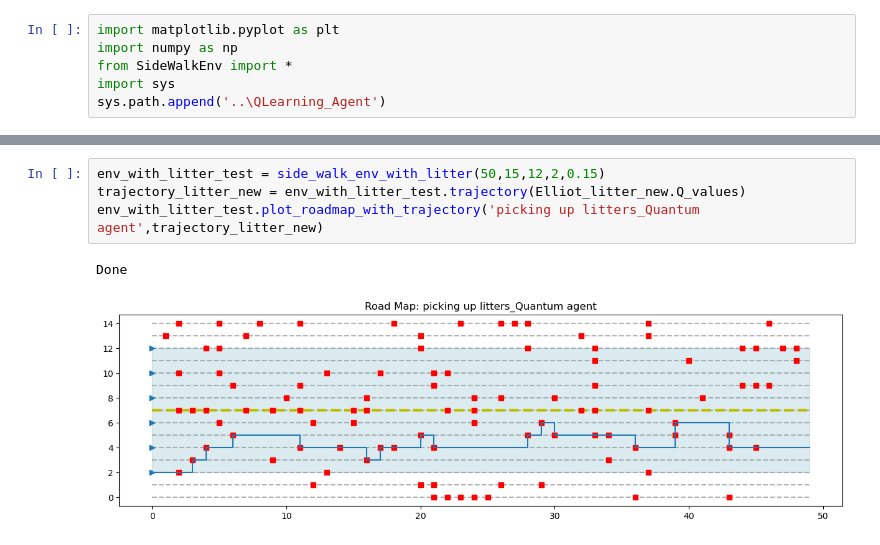
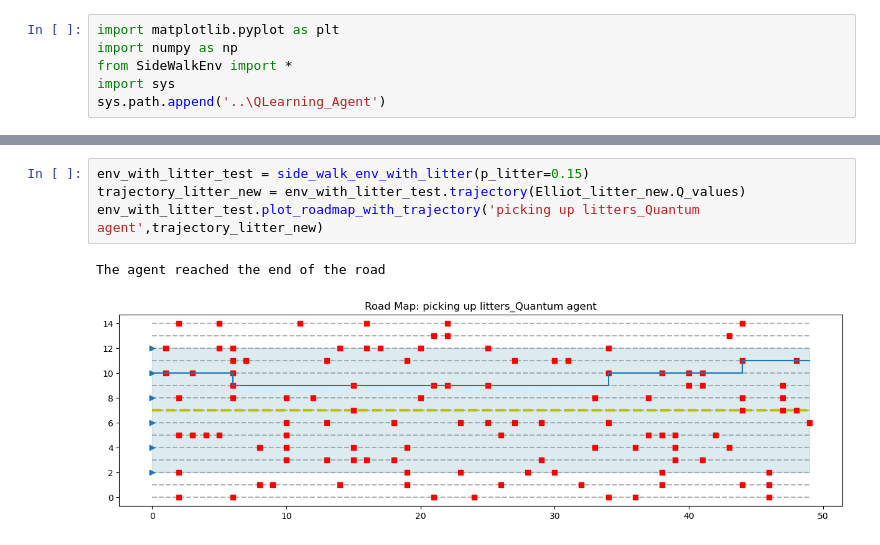
Before and after one commit to jiangzz-lab/GroverQLearning, a Jupyter notebook: sidewalk_env/QLearning_sidewalk_picking_up_litters_quantum_agent.ipynb, the cells around one changed output, grey strips where cells are left out. Drawn from its saved outputs; the diff is of its cells as text.

Commit message:
update quantum QLearning test for sidewalkenv

```diff
--- a/sidewalk_env/QLearning_sidewalk_picking_up_litters_quantum_agent.ipynb
+++ b/sidewalk_env/QLearning_sidewalk_picking_up_litters_quantum_agent.ipynb
@@ -162,10 +162,10 @@ Taking step 20/300
 # %%
-env_with_litter_test = side_walk_env_with_litter(50,15,12,2,0.15)
+env_with_litter_test = side_walk_env_with_litter(p_litter=0.15)
 trajectory_litter_new = env_with_litter_test.trajectory(Elliot_litter_new.Q_values)
 env_with_litter_test.plot_roadmap_with_trajectory('picking up litters_Quantum agent',trajectory_litter_new)
 # %% [output]
-Done
+The agent reached the end of the road
-[figure, old version]
+[figure, new version]
 # %%
 print(Elliot_litter_new.Q_values)
 # %% [output]
```
Also changed, not shown: parts of 9 cells of this notebook.
